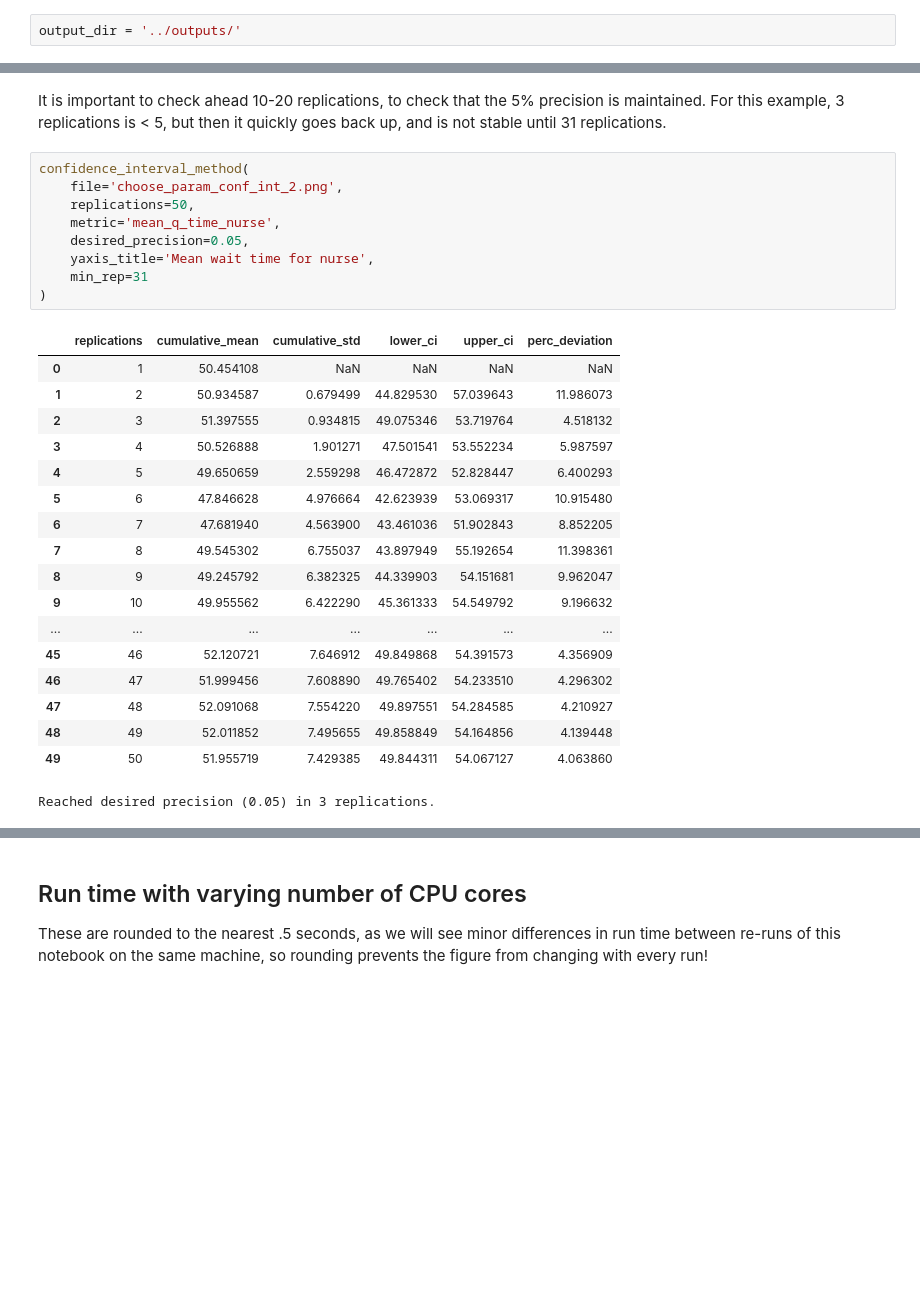
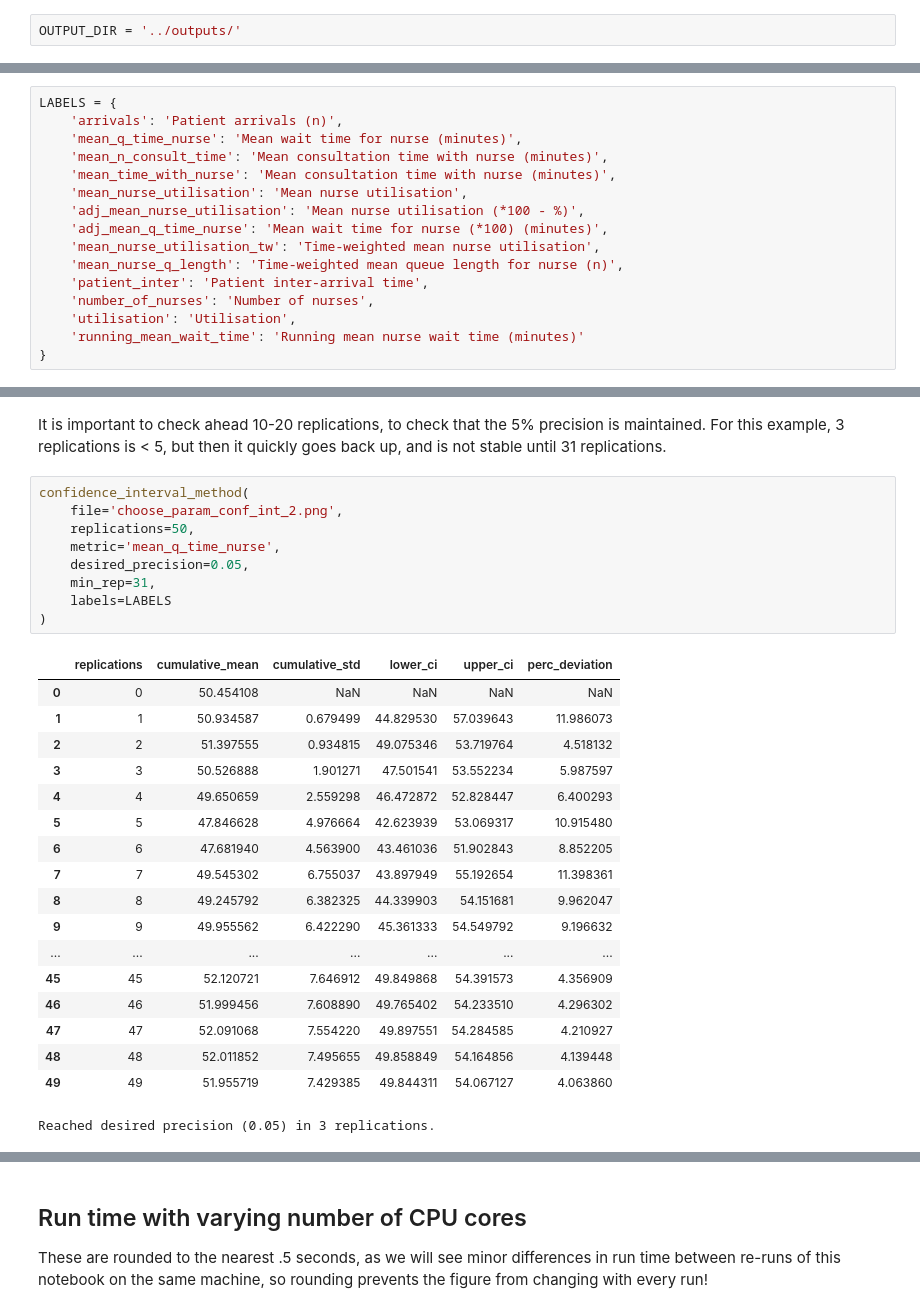
Before and after one commit to pythonhealthdatascience/pydesrap_mms, a Jupyter notebook: notebooks/choosing_parameters.ipynb, the cells around one changed output, grey strips where cells are left out. Cells and saved outputs as stored; diff of their text form; blank space fills up the shorter version.

```diff
--- a/notebooks/choosing_parameters.ipynb
+++ b/notebooks/choosing_parameters.ipynb
@@ -59,4 +56,4 @@ notebook_start_time = time.time()
 # %% [markdown]
 Define path to outputs folder
 # %%
-output_dir = '../outputs/'
+OUTPUT_DIR = '../outputs/'
@@ -63,3 +62,19 @@ output_dir = '../outputs/'
+# %%
+LABELS = {
+    'arrivals': 'Patient arrivals (n)',
+    'mean_q_time_nurse': 'Mean wait time for nurse (minutes)',
+    'mean_n_consult_time': 'Mean consultation time with nurse (minutes)',
+    'mean_time_with_nurse': 'Mean consultation time with nurse (minutes)',
+    'mean_nurse_utilisation': 'Mean nurse utilisation',
+    'adj_mean_nurse_utilisation': 'Mean nurse utilisation (*100 - %)',
+    'adj_mean_q_time_nurse': 'Mean wait time for nurse (*100) (minutes)',
+    'mean_nurse_utilisation_tw': 'Time-weighted mean nurse utilisation',
+    'mean_nurse_q_length': 'Time-weighted mean queue length for nurse (n)',
+    'patient_inter': 'Patient inter-arrival time',
+    'number_of_nurses': 'Number of nurses',
+    'utilisation': 'Utilisation',
+    'running_mean_wait_time': 'Running mean nurse wait time (minutes)'
+}
 # %% [markdown]
 ## Choosing length of warm-up period
 
@@ -293,30 +324,30 @@ It is important to check ahead 10-20 replications, to check that the 5% precisio
 # %%
 confidence_interval_method(
     file='choose_param_conf_int_2.png',
     replications=50,
     metric='mean_q_time_nurse',
     desired_precision=0.05,
-    yaxis_title='Mean wait time for nurse',
-    min_rep=31
+    min_rep=31,
+    labels=LABELS
 )
 # %% [output]
 |  | replications | cumulative_mean | cumulative_std | lower_ci | upper_ci | perc_deviation |
-| 0 | 1 | 50.454108 | NaN | NaN | NaN | NaN |
-| 1 | 2 | 50.934587 | 0.679499 | 44.829530 | 57.039643 | 11.986073 |
-| 2 | 3 | 51.397555 | 0.934815 | 49.075346 | 53.719764 | 4.518132 |
-| 3 | 4 | 50.526888 | 1.901271 | 47.501541 | 53.552234 | 5.987597 |
-| 4 | 5 | 49.650659 | 2.559298 | 46.472872 | 52.828447 | 6.400293 |
-| 5 | 6 | 47.846628 | 4.976664 | 42.623939 | 53.069317 | 10.915480 |
-| 6 | 7 | 47.681940 | 4.563900 | 43.461036 | 51.902843 | 8.852205 |
-| 7 | 8 | 49.545302 | 6.755037 | 43.897949 | 55.192654 | 11.398361 |
-| 8 | 9 | 49.245792 | 6.382325 | 44.339903 | 54.151681 | 9.962047 |
-| 9 | 10 | 49.955562 | 6.422290 | 45.361333 | 54.549792 | 9.196632 |
+| 0 | 0 | 50.454108 | NaN | NaN | NaN | NaN |
+| 1 | 1 | 50.934587 | 0.679499 | 44.829530 | 57.039643 | 11.986073 |
+| 2 | 2 | 51.397555 | 0.934815 | 49.075346 | 53.719764 | 4.518132 |
+| 3 | 3 | 50.526888 | 1.901271 | 47.501541 | 53.552234 | 5.987597 |
+| 4 | 4 | 49.650659 | 2.559298 | 46.472872 | 52.828447 | 6.400293 |
+| 5 | 5 | 47.846628 | 4.976664 | 42.623939 | 53.069317 | 10.915480 |
+| 6 | 6 | 47.681940 | 4.563900 | 43.461036 | 51.902843 | 8.852205 |
+| 7 | 7 | 49.545302 | 6.755037 | 43.897949 | 55.192654 | 11.398361 |
+| 8 | 8 | 49.245792 | 6.382325 | 44.339903 | 54.151681 | 9.962047 |
+| 9 | 9 | 49.955562 | 6.422290 | 45.361333 | 54.549792 | 9.196632 |
 | ... | ... | ... | ... | ... | ... | ... |
-| 45 | 46 | 52.120721 | 7.646912 | 49.849868 | 54.391573 | 4.356909 |
-| 46 | 47 | 51.999456 | 7.608890 | 49.765402 | 54.233510 | 4.296302 |
-| 47 | 48 | 52.091068 | 7.554220 | 49.897551 | 54.284585 | 4.210927 |
-| 48 | 49 | 52.011852 | 7.495655 | 49.858849 | 54.164856 | 4.139448 |
-| 49 | 50 | 51.955719 | 7.429385 | 49.844311 | 54.067127 | 4.063860 |
+| 45 | 45 | 52.120721 | 7.646912 | 49.849868 | 54.391573 | 4.356909 |
+| 46 | 46 | 51.999456 | 7.608890 | 49.765402 | 54.233510 | 4.296302 |
+| 47 | 47 | 52.091068 | 7.554220 | 49.897551 | 54.284585 | 4.210927 |
+| 48 | 48 | 52.011852 | 7.495655 | 49.858849 | 54.164856 | 4.139448 |
+| 49 | 49 | 51.955719 | 7.429385 | 49.844311 | 54.067127 | 4.063860 |
 Reached desired precision (0.05) in 3 replications.
 # %%
 confidence_interval_method(
```
Also changed, not shown: parts of 13 cells of this notebook, 6 other files.
